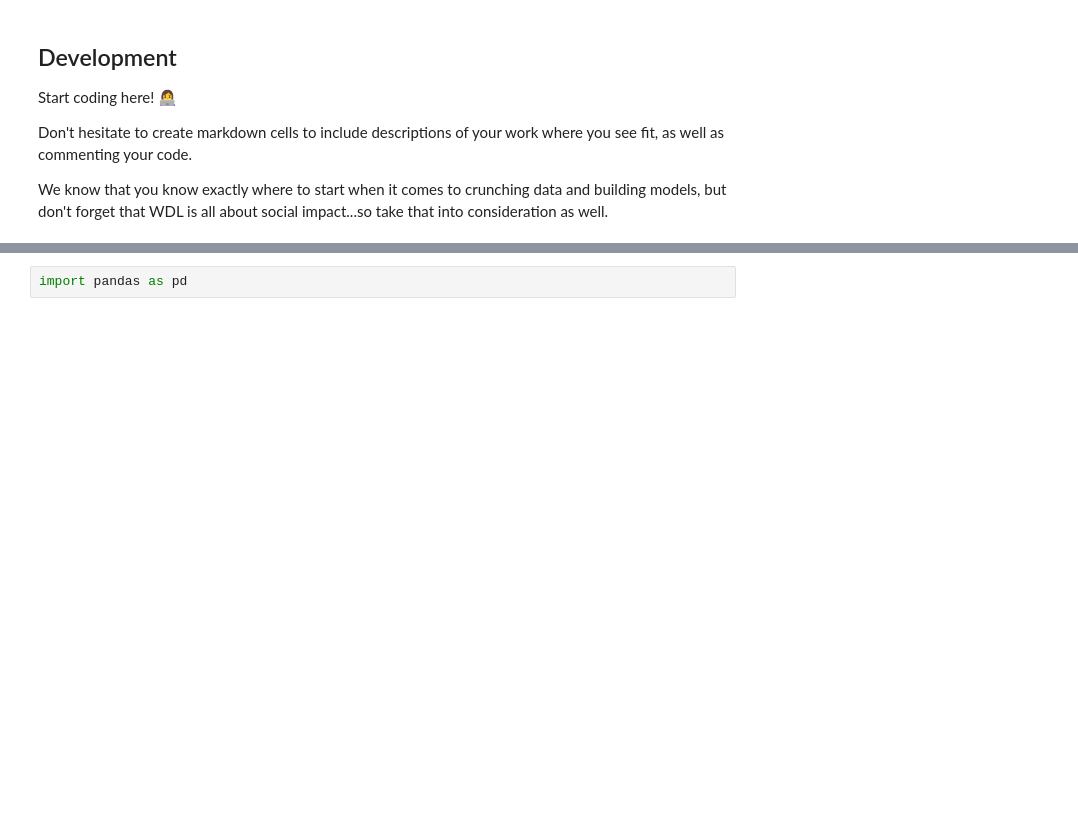
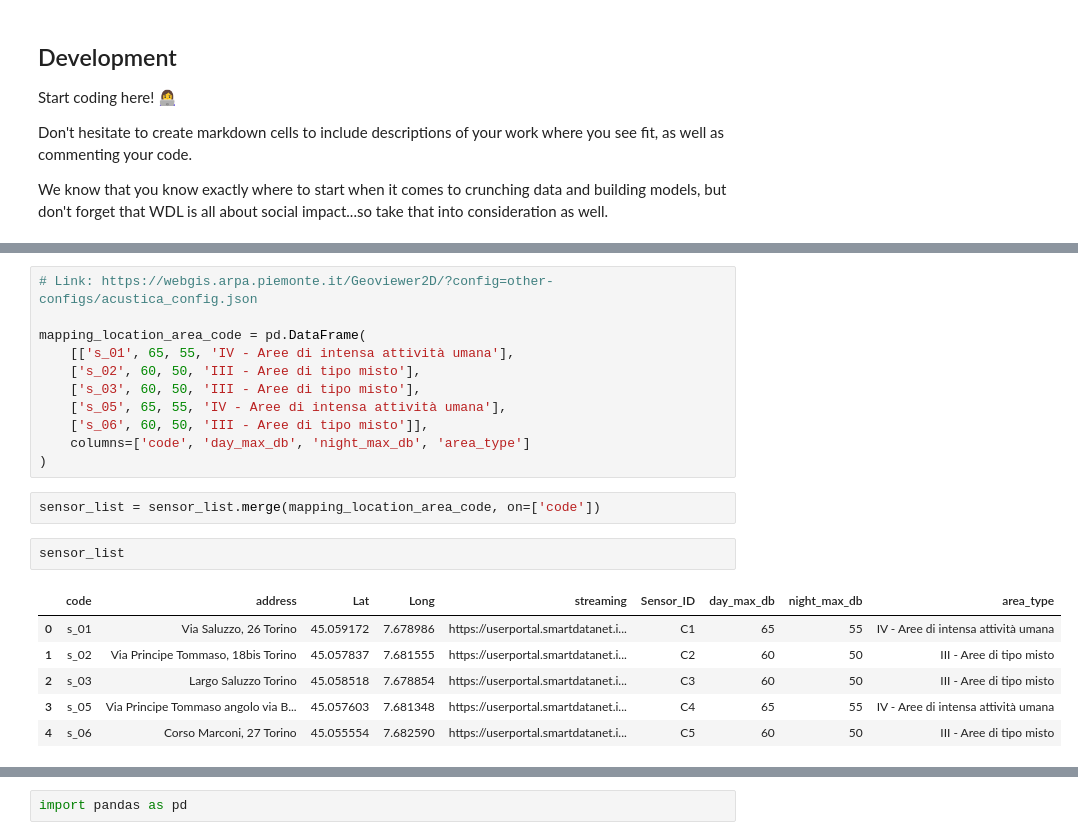
Before and after one commit to TiagoFilipeSousaGoncalves/wdl-tech-moguls, a Jupyter notebook: finals/Deliverable.ipynb, the cells around one changed output, grey strips where cells are left out. Drawn from its saved outputs; the diff is of its cells as text; blank space fills up the shorter version.

```diff
--- a/finals/Deliverable.ipynb
+++ b/finals/Deliverable.ipynb
@@ -51,0 +78,22 @@ tmp = read_shapefile('data/census_data/Torino_ACE81_3003.shp')
+# %%
+# Link: https://webgis.arpa.piemonte.it/Geoviewer2D/?config=other-configs/acustica_config.json
+
+mapping_location_area_code = pd.DataFrame(
+    [['s_01', 65, 55, 'IV - Aree di intensa attività umana'],
+    ['s_02', 60, 50, 'III - Aree di tipo misto'],
+    ['s_03', 60, 50, 'III - Aree di tipo misto'],
+    ['s_05', 65, 55, 'IV - Aree di intensa attività umana'],
+    ['s_06', 60, 50, 'III - Aree di tipo misto']],
+    columns=['code', 'day_max_db', 'night_max_db', 'area_type']
+)
+# %%
+sensor_list = sensor_list.merge(mapping_location_area_code, on=['code'])
+# %%
+sensor_list
+# %% [output]
+|  | code | address | Lat | Long | streaming | Sensor_ID | day_max_db | night_max_db | area_type |
+| 0 | s_01 | Via Saluzzo, 26 Torino | 45.059172 | 7.678986 | https://userportal.smartdatanet.i... | C1 | 65 | 55 | IV - Aree di intensa attività umana |
+| 1 | s_02 | Via Principe Tommaso, 18bis Torino | 45.057837 | 7.681555 | https://userportal.smartdatanet.i... | C2 | 60 | 50 | III - Aree di tipo misto |
+| 2 | s_03 | Largo Saluzzo Torino | 45.058518 | 7.678854 | https://userportal.smartdatanet.i... | C3 | 60 | 50 | III - Aree di tipo misto |
+| 3 | s_05 | Via Principe Tommaso angolo via B... | 45.057603 | 7.681348 | https://userportal.smartdatanet.i... | C4 | 65 | 55 | IV - Aree di intensa attività umana |
+| 4 | s_06 | Corso Marconi, 27 Torino | 45.055554 | 7.682590 | https://userportal.smartdatanet.i... | C5 | 60 | 50 | III - Aree di tipo misto |
```
Also changed, not shown: parts of 33 cells of this notebook.
